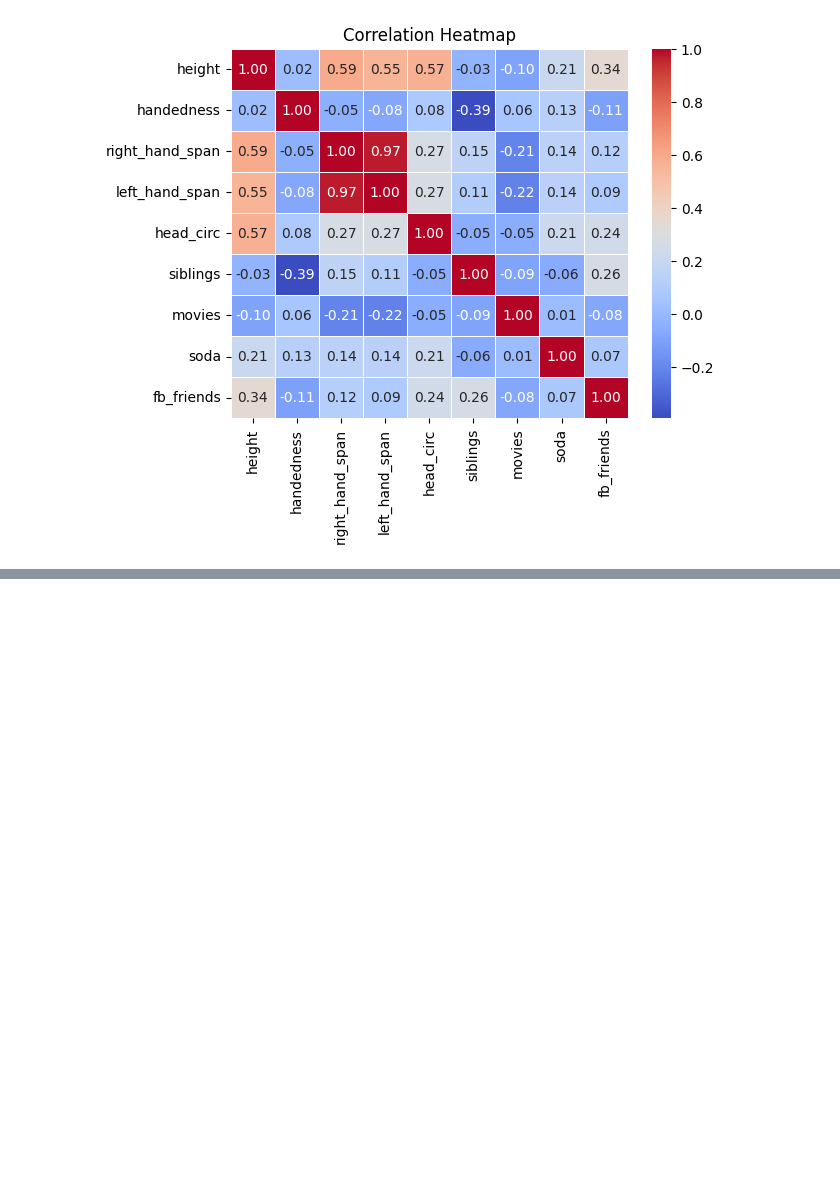
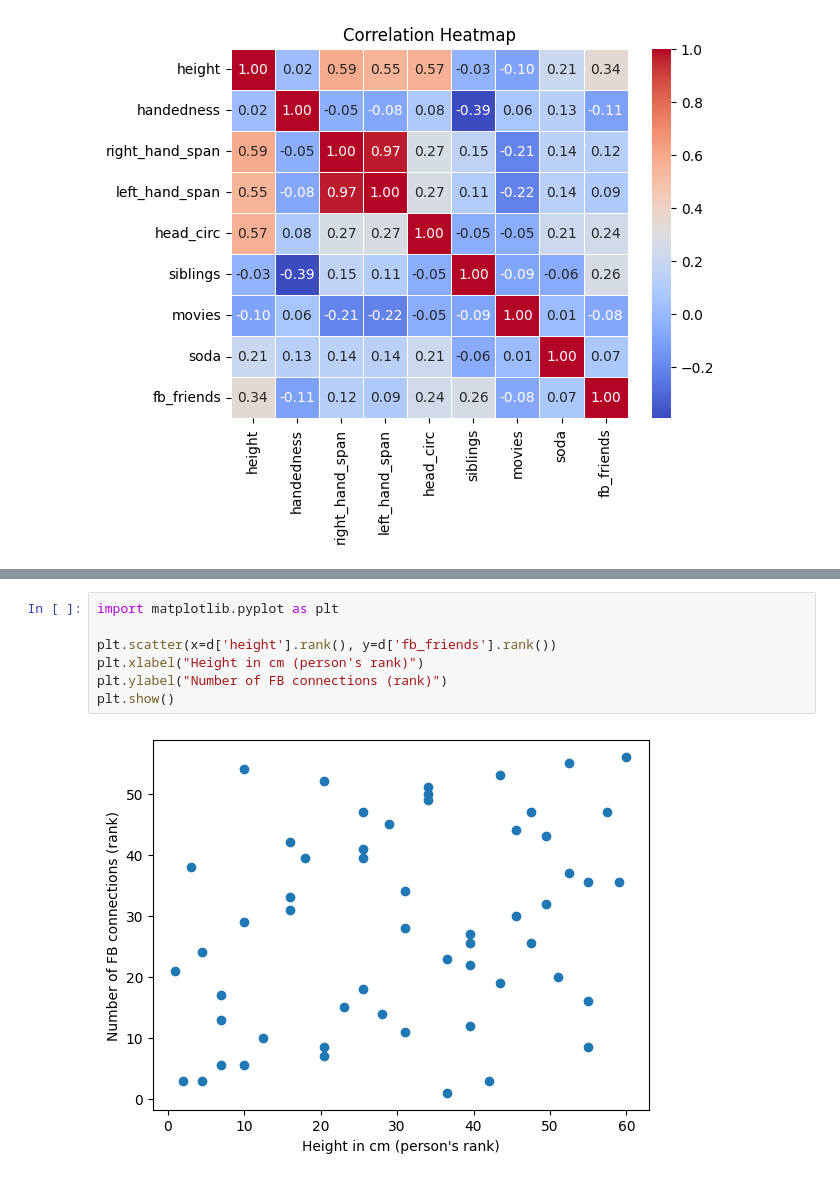
Before and after one commit to blakocha/DARPY2025, a Jupyter notebook: Notes_20251023.ipynb, the cells around one changed output, grey strips where cells are left out. Drawn from its saved outputs; the diff is of its cells as text; blank space fills up the shorter version.

```diff
--- a/Notes_20251023.ipynb
+++ b/Notes_20251023.ipynb
@@ -84,0 +111,9 @@ plt.show()
+# %%
+import matplotlib.pyplot as plt
+
+plt.scatter(x=d['height'].rank(), y=d['fb_friends'].rank())
+plt.xlabel("Height in cm (person's rank)")
+plt.ylabel("Number of FB connections (rank)")
+plt.show()
+# %% [output]
+[figure, added]
```
Also changed, not shown: parts of 5 cells of this notebook.
